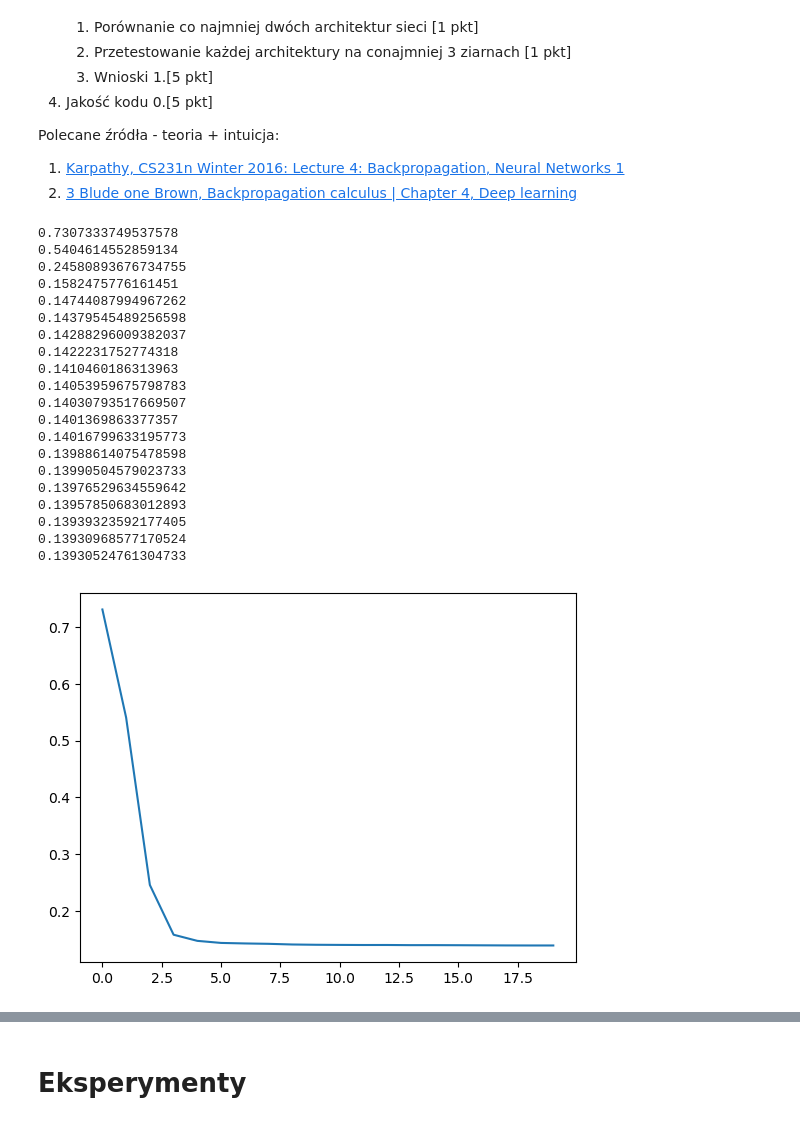
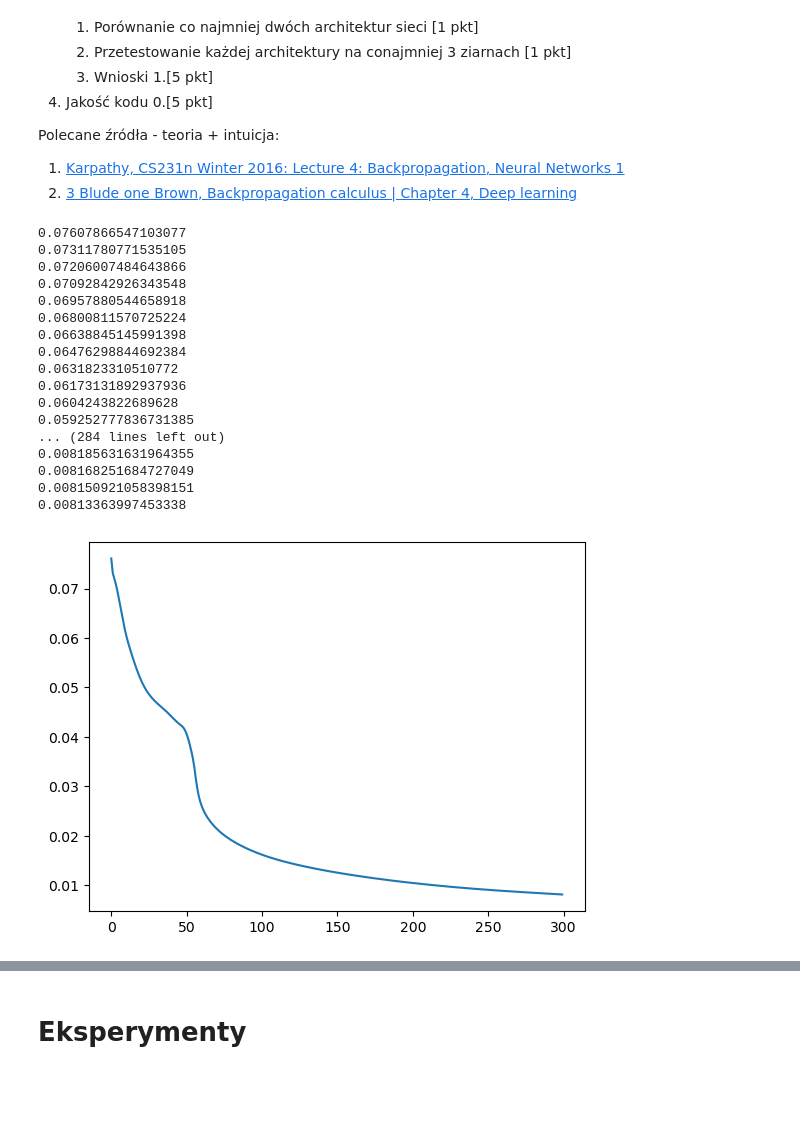
Before and after one commit to szczygiell/Machine_Learning_basics, a Jupyter notebook: cw5.ipynb, the cells around one changed output, grey strips where cells are left out. Saved outputs shown, nothing was run; the diff lists cells and outputs as text; code cells hidden in the pictures; blank space fills up the shorter version.

Commit message:
dla funkcji aktywacji sigmoid skuteczność 85%

```diff
--- a/cw5.ipynb
+++ b/cw5.ipynb
@@ -56,7 +56,7 @@ class Layer(ABC):
         self._learning_rate = learning_rate
 
 class FullyConnected(Layer):
-    def __init__(self, input_size:int, output_size:int, act_func:Layer, momentum:float=0.9) -> None:
+    def __init__(self, input_size:int, output_size:int, act_func:Layer, momentum:float=0.5) -> None:
         super().__init__()
         self.input_size = input_size
         self.output_size = output_size
@@ -231,25 +231,25 @@ num_classes = 10  # Dla MNIST cyfr mamy 10 klas (cyfry od 0 do 9)
 #     # Tanh()
 # ]
 
+# layers = [
+#     FullyConnected(input_size=X_train.shape[1], output_size=128, act_func=Tanh()),  # Warstwa wejściowa
+#     FullyConnected(input_size=128, output_size=64, act_func=Tanh()),  # Ukryta warstwa
+#     FullyConnected(input_size=64, output_size=num_classes, act_func=Tanh()),  # Warstwa wyjściowa
+#     # Tanh()
+# ]
+
+# layers = [
+#     FullyConnected(input_size=X_train.shape[1], output_size=256, act_func=Tanh()),  # Warstwa wejściowa
+#     FullyConnected(input_size=256, output_size=64, act_func=Tanh()),  # Ukryta warstwa
+#     FullyConnected(input_size=64, output_size=num_classes, act_func=Tanh()),  # Warstwa wyjściowa
+#     # Tanh()
+# ]
 layers = [
-    FullyConnected(input_size=X_train.shape[1], output_size=128, act_func=Tanh()),  # Warstwa wejściowa
-    FullyConnected(input_size=128, output_size=64, act_func=Tanh()),  # Ukryta warstwa
-    FullyConnected(input_size=64, output_size=num_classes, act_func=Tanh()),  # Warstwa wyjściowa
+    FullyConnected(input_size=X_train.shape[1], output_size=128, act_func=Sigmoid()),  # Warstwa wejściowa
+    FullyConnected(input_size=128, output_size=64, act_func=Sigmoid()),  # Ukryta warstwa
+    FullyConnected(input_size=64, output_size=num_classes, act_func=Sigmoid()),  # Warstwa wyjściowa
     # Tanh()
 ]
-
-layers = [
-    FullyConnected(input_size=X_train.shape[1], output_size=256, act_func=Tanh()),  # Warstwa wejściowa
-    FullyConnected(input_size=256, output_size=64, act_func=Tanh()),  # Ukryta warstwa
-    FullyConnected(input_size=64, output_size=num_classes, act_func=Tanh()),  # Warstwa wyjściowa
-    # Tanh()
-]
-# layers = [
-#     FullyConnected(input_size=X_train.shape[1], output_size=256, act_func=Sigmoid()),  # Warstwa wejściowa
-#     FullyConnected(input_size=256, output_size=64, act_func=Sigmoid()),  # Ukryta warstwa
-#     FullyConnected(input_size=64, output_size=num_classes, act_func=Sigmoid()),  # Warstwa wyjściowa
-#     # Tanh()
-# ]
 
 # layers = [
 #     FullyConnected(input_size=X_train.shape[1], output_size=256, act_func=ReLU()),  # Warstwa wejściowa
@@ -273,7 +273,10 @@ layers = [
 #     ReLU()
 # ]
 
-learning_rate = 0.01
+# sigmoid lr=0.5 e=200
+
+learning_rate = 0.5
+epochs = 300
 network = Network(layers=layers, learning_rate=learning_rate)
 
 def loss_function(x, y):
@@ -290,7 +293,7 @@ loss = Loss(loss_function, loss_derivative)
 network.compile(loss=loss)
 
 # Uczenie sieci
-epochs = 20
+
 
 new_X_train = np.empty((X_train.shape[0], X_train.shape[1], 1))
 y_train_one_hot = np.eye(10)[y_train]
@@ -316,51 +319,48 @@ for i in range(len(X_test)):
 for i in range(len(X_test)):
     output = network(new_X_test[i])
     prediction = np.argmax(output)
     predictions.append(prediction)
 # print(len(predictions))
 accuracy = np.mean(np.array(predictions) == y_test)
 print(f"Accuracy on test set: {accuracy}")
 pass
 
 predicted_values = predictions
 real_values = y_test
 
 # Creating a regression plot
 plt.figure(figsize=(8, 6))
 plt.scatter(real_values, predicted_values, color='blue', label='Predicted vs. Real')
 
 # Adding labels and title
 plt.xlabel('Real Values')
 plt.ylabel('Predicted Values')
 plt.title('Regression Plot: Predicted vs. Real Values')
 
 # Adding a diagonal line for reference (perfect prediction)
 max_val = max(max(real_values), max(predicted_values))
 plt.plot([0, max_val], [0, max_val], color='red', linestyle='--', label='Perfect Prediction')
 
 # Displaying legend and the plot
 plt.legend()
 plt.grid(True)
 plt.show()
 # %% [output]
-0.7307333749537578
-0.5404614552859134
-0.24580893676734755
-0.1582475776161451
-0.14744087994967262
-0.14379545489256598
-0.14288296009382037
-0.1422231752774318
-0.1410460186313963
-0.14053959675798783
-0.14030793517669507
-0.1401369863377357
-0.14016799633195773
-0.13988614075478598
-0.13990504579023733
-0.13976529634559642
-0.13957850683012893
-0.13939323592177405
-0.13930968577170524
-0.13930524761304733
+0.07607866547103077
+0.07311780771535105
+0.07206007484643866
+0.07092842926343548
+0.06957880544658918
+0.06800811570725224
+0.06638845145991398
+0.06476298844692384
+0.0631823310510772
+0.06173131892937936
+0.0604243822689628
+0.059252777836731385
+... (284 lines left out)
+0.008185631631964355
+0.008168251684727049
+0.008150921058398151
+0.00813363997453338
-[figure, old version]
+[figure, new version]
```
Also changed, not shown: parts of 1 cell of this notebook, 1 other file.
